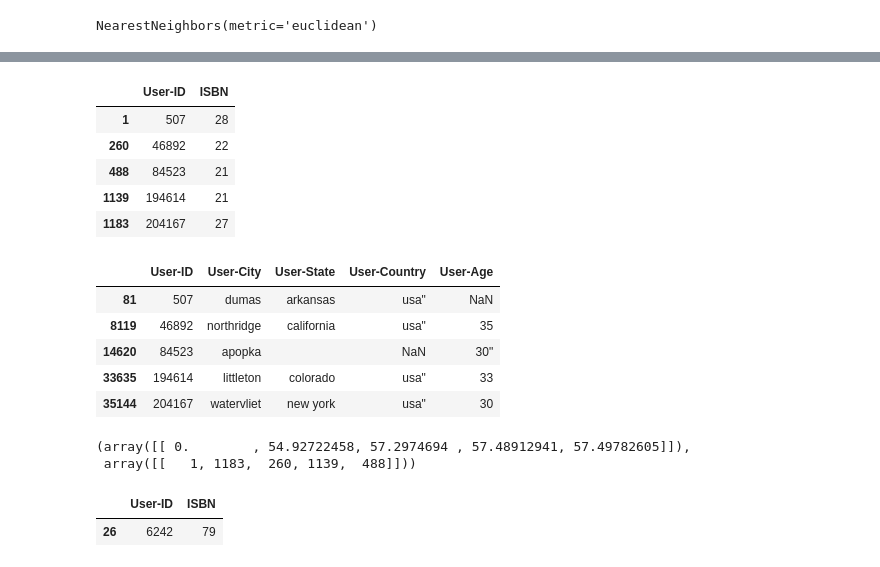
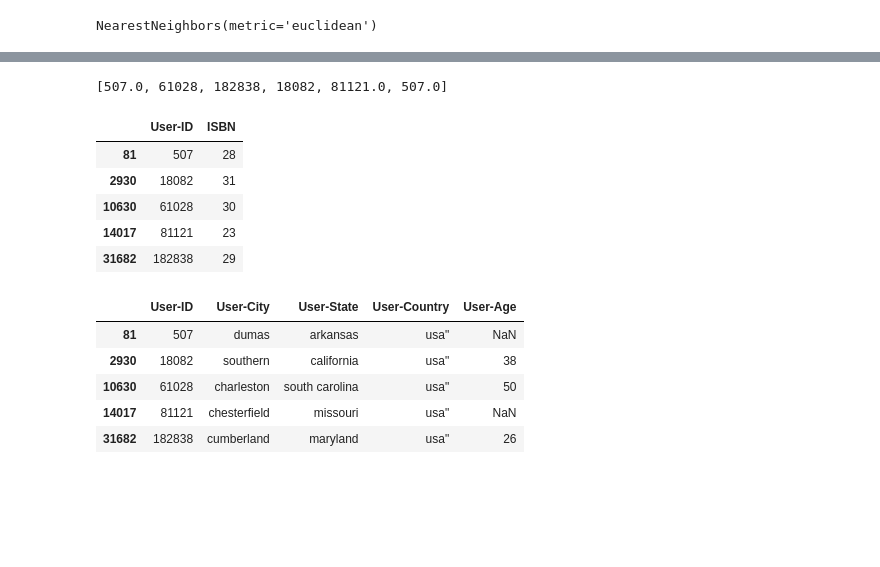
Before and after one commit to caseynator123/EDP_assigment2, a Jupyter notebook: eda/testing_knn_age.ipynb, the cells around one changed output, grey strips where cells are left out. Drawn from its saved outputs; the diff is of its cells as text; code cells hidden in the pictures; blank space fills up the shorter version.

```diff
--- a/eda/testing_knn_age.ipynb
+++ b/eda/testing_knn_age.ipynb
@@ -122,8 +73,6 @@ from sklearn.preprocessing import StandardScaler
 # %%
 scaler = StandardScaler()
 scaled_features = scaler.fit_transform(features)
-# %%
-features = features.fillna(-1)
 # %%
 knn = NearestNeighbors(n_neighbors=5, metric='euclidean')
 knn.fit(features)
@@ -174,4 +91,4 @@ df
 # %%
-df['User-Age-Imputed'] = df.apply(impute_age, axis=1)
+ratings_user['User-Age-Imputed'] = ratings_user.apply(impute_age, axis=1)
 # %%
-df = df[['User-ID', 'User-Age', 'User-Age-Imputed']]
+user_age = ratings_user[['User-ID', 'User-Age', 'User-Age-Imputed']]
@@ -194,29 +95,25 @@ df
+# %%
+l = list(user_age.iloc[knn.kneighbors([features.iloc[1]])[1][0]]['User-ID'])
+l.append(user_age.iloc[1]['User-ID'])
+l
+# %% [output]
+[507.0, 61028, 182838, 18082, 81121.0, 507.0]
 # %%
-books_read[books_read['User-ID'].isin(list(df.iloc[knn.kneighbors([features.iloc[1]])[1][0]]['User-ID']))]
+books_read[books_read['User-ID'].isin(l)]
 # %% [output]
 |  | User-ID | ISBN |
-| 1 | 507 | 28 |
-| 260 | 46892 | 22 |
-| 488 | 84523 | 21 |
-| 1139 | 194614 | 21 |
-| 1183 | 204167 | 27 |
+| 81 | 507 | 28 |
+| 2930 | 18082 | 31 |
+| 10630 | 61028 | 30 |
+| 14017 | 81121 | 23 |
+| 31682 | 182838 | 29 |
 # %%
-users[users['User-ID'].isin(list(df.iloc[knn.kneighbors([features.iloc[1]])[1][0]]['User-ID']))]
+users[users['User-ID'].isin(l)]
 # %% [output]
 |  | User-ID | User-City | User-State | User-Country | User-Age |
 | 81 | 507 | dumas | arkansas | usa" | NaN |
-| 8119 | 46892 | northridge | california | usa" | 35 |
-| 14620 | 84523 | apopka |  | NaN | 30" |
-| 33635 | 194614 | littleton | colorado | usa" | 33 |
-| 35144 | 204167 | watervliet | new york | usa" | 30 |
+| 2930 | 18082 | southern | california | usa" | 38 |
+| 10630 | 61028 | charleston | south carolina | usa" | 50 |
+| 14017 | 81121 | chesterfield | missouri | usa" | NaN |
+| 31682 | 182838 | cumberland | maryland | usa" | 26 |
-# %%
-knn.kneighbors([features.iloc[1]])
-# %% [output]
-(array([[ 0.        , 54.92722458, 57.2974694 , 57.48912941, 57.49782605]]),
- array([[   1, 1183,  260, 1139,  488]]))
-# %%
-books_read[books_read["User-ID"] == 6242]
-# %% [output]
-|  | User-ID | ISBN |
-| 26 | 6242 | 79 |
 # %%
```
Also changed, not shown: parts of 25 cells of this notebook.
